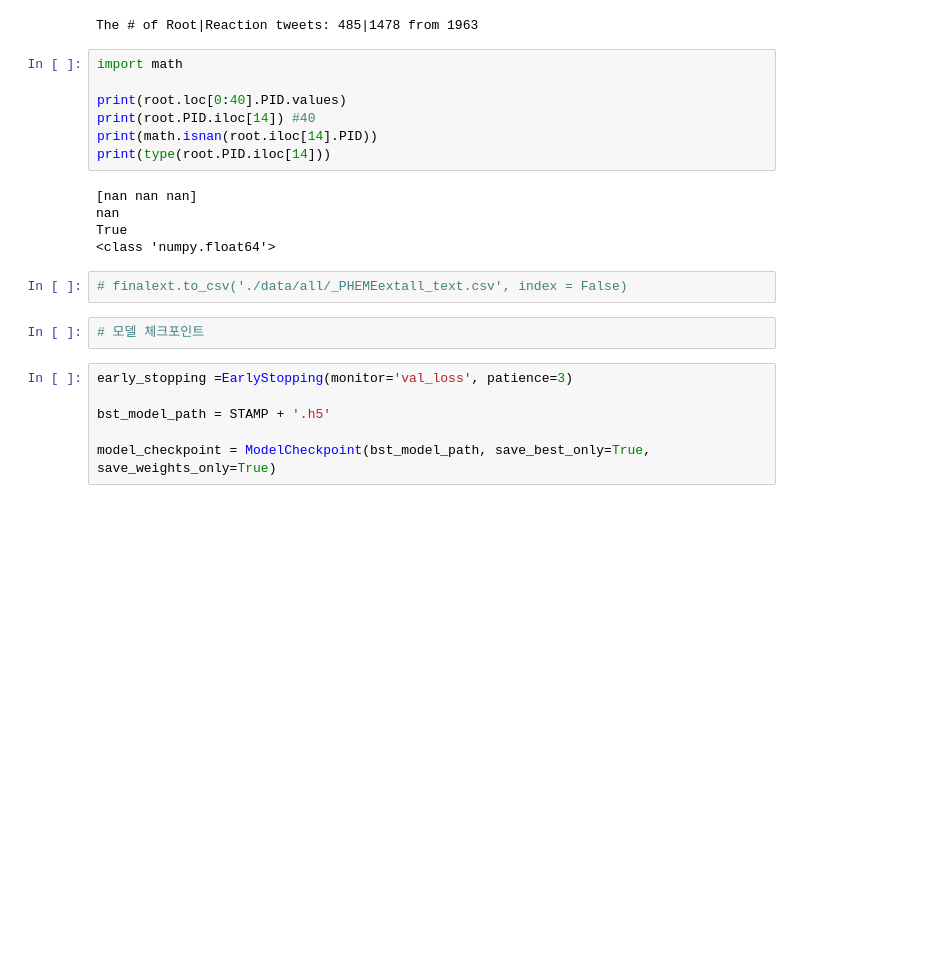
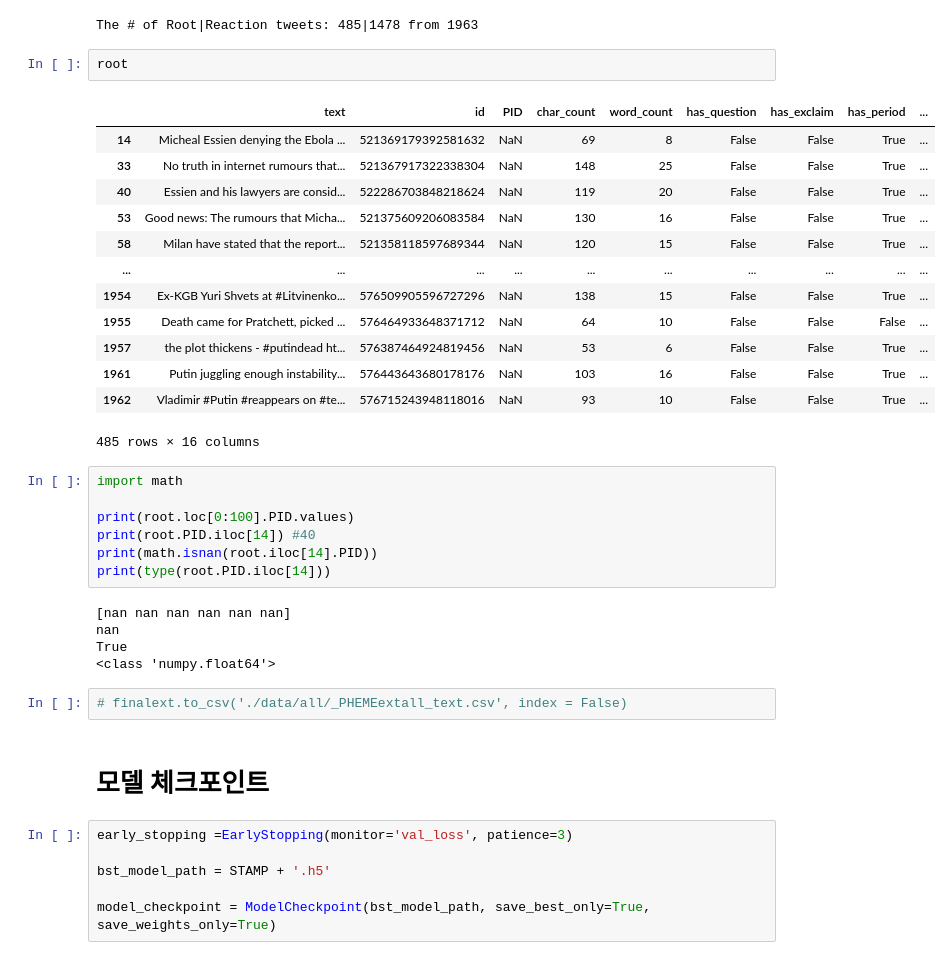
Before and after one commit to zzunebye/Capstone-code-data, a Jupyter notebook: __Doodle.ipynb, the cells around one changed output. Saved outputs shown, nothing was run; the diff lists cells and outputs as text; blank space fills up the shorter version.

```diff
--- a/__Doodle.ipynb
+++ b/__Doodle.ipynb
@@ -496,22 +495,38 @@ root = finalext.loc[finalext.PID.isna() == True]
 print('The # of Root|Reaction tweets: %d|%d from %s'%(root.shape[0],finalext.shape[0]-root.shape[0], finalext.shape[0]))
 # %% [output]
 The # of Root|Reaction tweets: 485|1478 from 1963
+# %%
+root
+# %% [output]
+|  | text | id | PID | char_count | word_count | has_question | has_exclaim | has_period | ... |
+| 14 | Micheal Essien denying the Ebola ... | 521369179392581632 | NaN | 69 | 8 | False | False | True | ... |
+| 33 | No truth in internet rumours that... | 521367917322338304 | NaN | 148 | 25 | False | False | True | ... |
+| 40 | Essien and his lawyers are consid... | 522286703848218624 | NaN | 119 | 20 | False | False | True | ... |
+| 53 | Good news: The rumours that Micha... | 521375609206083584 | NaN | 130 | 16 | False | False | True | ... |
+| 58 | Milan have stated that the report... | 521358118597689344 | NaN | 120 | 15 | False | False | True | ... |
+| ... | ... | ... | ... | ... | ... | ... | ... | ... | ... |
+| 1954 | Ex-KGB Yuri Shvets at #Litvinenko... | 576509905596727296 | NaN | 138 | 15 | False | False | True | ... |
+| 1955 | Death came for Pratchett, picked ... | 576464933648371712 | NaN | 64 | 10 | False | False | False | ... |
+| 1957 | the plot thickens - #putindead ht... | 576387464924819456 | NaN | 53 | 6 | False | False | True | ... |
+| 1961 | Putin juggling enough instability... | 576443643680178176 | NaN | 103 | 16 | False | False | True | ... |
+| 1962 | Vladimir #Putin #reappears on #te... | 576715243948118016 | NaN | 93 | 10 | False | False | True | ... |
+485 rows × 16 columns
 # %%
 import math
 
-print(root.loc[0:40].PID.values)
+print(root.loc[0:100].PID.values)
 print(root.PID.iloc[14]) #40
 print(math.isnan(root.iloc[14].PID))
 print(type(root.PID.iloc[14]))
 # %% [output]
-[nan nan nan]
+[nan nan nan nan nan nan]
 nan
 True
 <class 'numpy.float64'>
 # %%
 # finalext.to_csv('./data/all/_PHEMEextall_text.csv', index = False)
-# %%
-# 모델 체크포인트
+# %% [markdown]
+# 모델 체크포인트
 # %%
 early_stopping =EarlyStopping(monitor='val_loss', patience=3)
 
```
Also changed, not shown: parts of 18 cells of this notebook, 3 other files.
